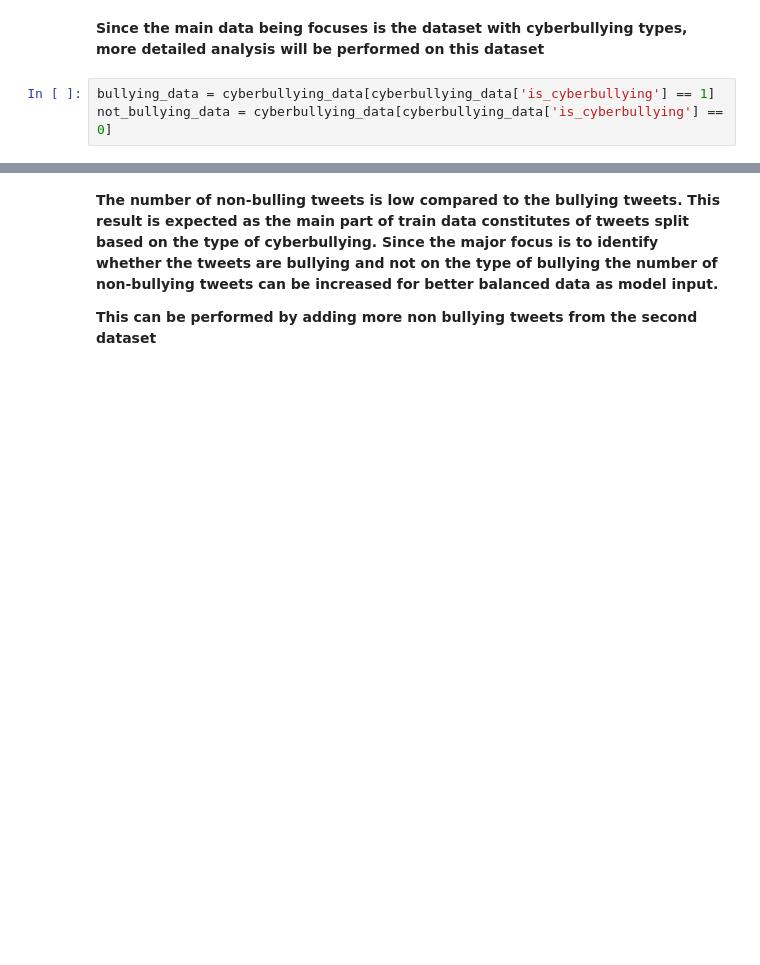
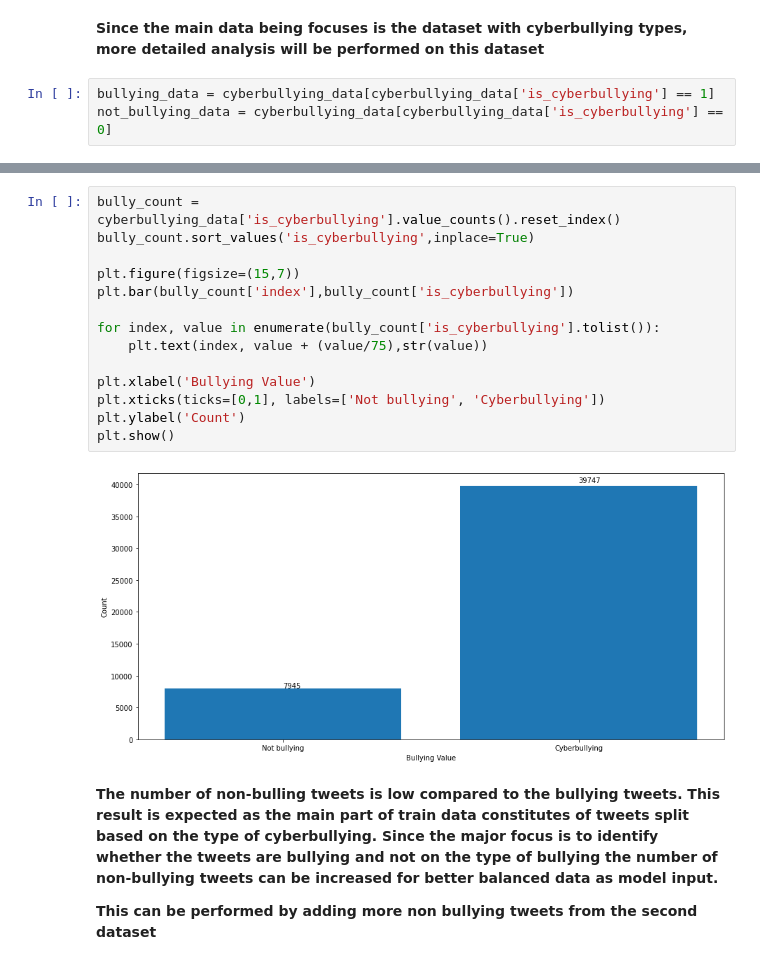
Before and after one commit to Voldegin/hate_speech_detection, a Jupyter notebook: notebooks/Cyber_bullying_detection_Data_processing_and_EDA.ipynb, the cells around one changed output, grey strips where cells are left out. Saved outputs shown, nothing was run; the diff lists cells and outputs as text; blank space fills up the shorter version.

```diff
--- a/notebooks/Cyber_bullying_detection_Data_processing_and_EDA.ipynb
+++ b/notebooks/Cyber_bullying_detection_Data_processing_and_EDA.ipynb
@@ -126,3 +103,19 @@ bully_plot
+# %%
+bully_count = cyberbullying_data['is_cyberbullying'].value_counts().reset_index()
+bully_count.sort_values('is_cyberbullying',inplace=True)
+
+plt.figure(figsize=(15,7))
+plt.bar(bully_count['index'],bully_count['is_cyberbullying'])
+
+for index, value in enumerate(bully_count['is_cyberbullying'].tolist()):
+    plt.text(index, value + (value/75),str(value))
+
+plt.xlabel('Bullying Value')
+plt.xticks(ticks=[0,1], labels=['Not bullying', 'Cyberbullying'])
+plt.ylabel('Count')
+plt.show()
+# %% [output]
+[figure, added]
 # %% [markdown]
 **The number of non-bulling tweets is low compared to the bullying tweets. This result is expected as the main part of train data constitutes of tweets split based on the type of cyberbullying. Since the major focus is to identify whether the tweets are bullying and not on the type of bullying the number of non-bullying tweets can be increased for better balanced data as model input.**
 
```
Also changed, not shown: parts of 9 cells of this notebook.
